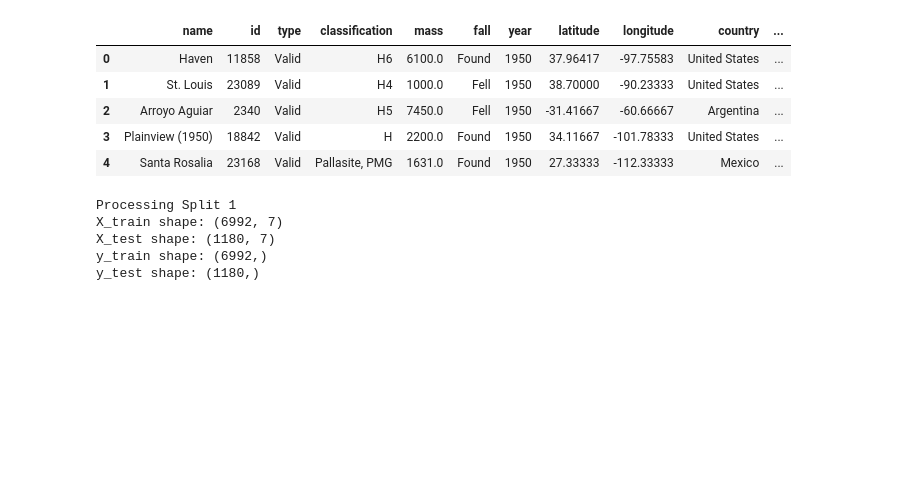
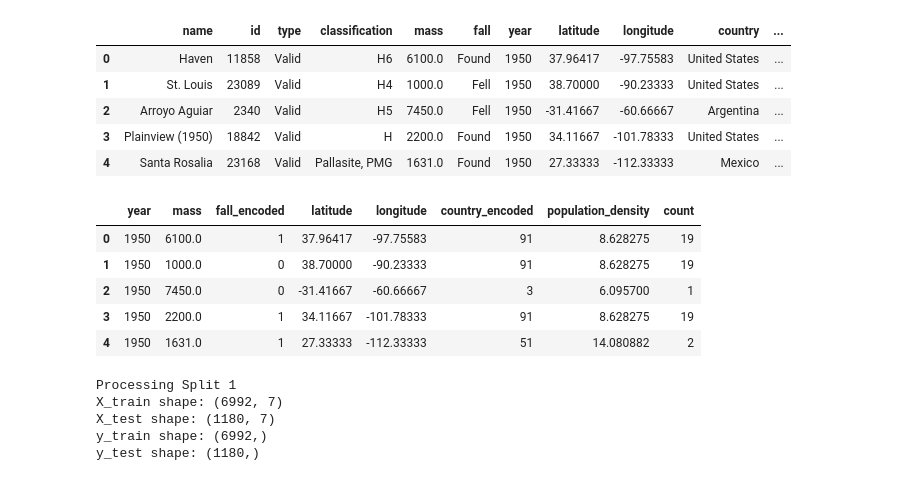
Before and after one commit to MariaKov17/DL-Project, a Jupyter notebook: model/Models.ipynb, the cells around one changed output. Cells and saved outputs as stored; diff of their text form; code cells hidden in the pictures; blank space fills up the shorter version.

```diff
--- a/model/Models.ipynb
+++ b/model/Models.ipynb
@@ -68,6 +68,15 @@ df.head()
 # %%
 # Define features and target
 X = df[['year', 'mass', 'fall_encoded', 'latitude', 'longitude', 'country_encoded', 'population_density', 'count']]
+# %%
+X.head()
+# %% [output]
+|  | year | mass | fall_encoded | latitude | longitude | country_encoded | population_density | count |
+| 0 | 1950 | 6100.0 | 1 | 37.96417 | -97.75583 | 91 | 8.628275 | 19 |
+| 1 | 1950 | 1000.0 | 0 | 38.70000 | -90.23333 | 91 | 8.628275 | 19 |
+| 2 | 1950 | 7450.0 | 0 | -31.41667 | -60.66667 | 3 | 6.095700 | 1 |
+| 3 | 1950 | 2200.0 | 1 | 34.11667 | -101.78333 | 91 | 8.628275 | 19 |
+| 4 | 1950 | 1631.0 | 1 | 27.33333 | -112.33333 | 51 | 14.080882 | 2 |
 # %%
 # Function to split the data based on country and year with at least 'min_test_size' events in total
 def custom_train_test_split(df, n_splits=1, min_test_size=800):
```
Also changed, not shown: parts of 27 cells of this notebook.
